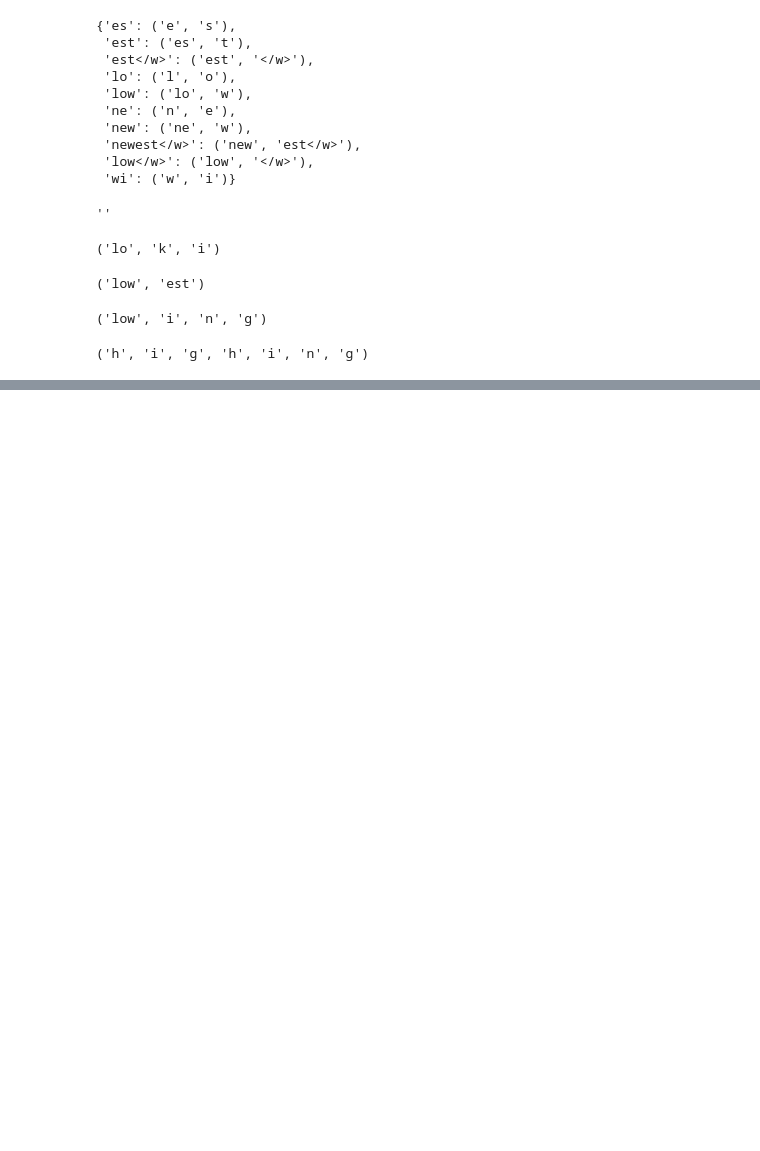
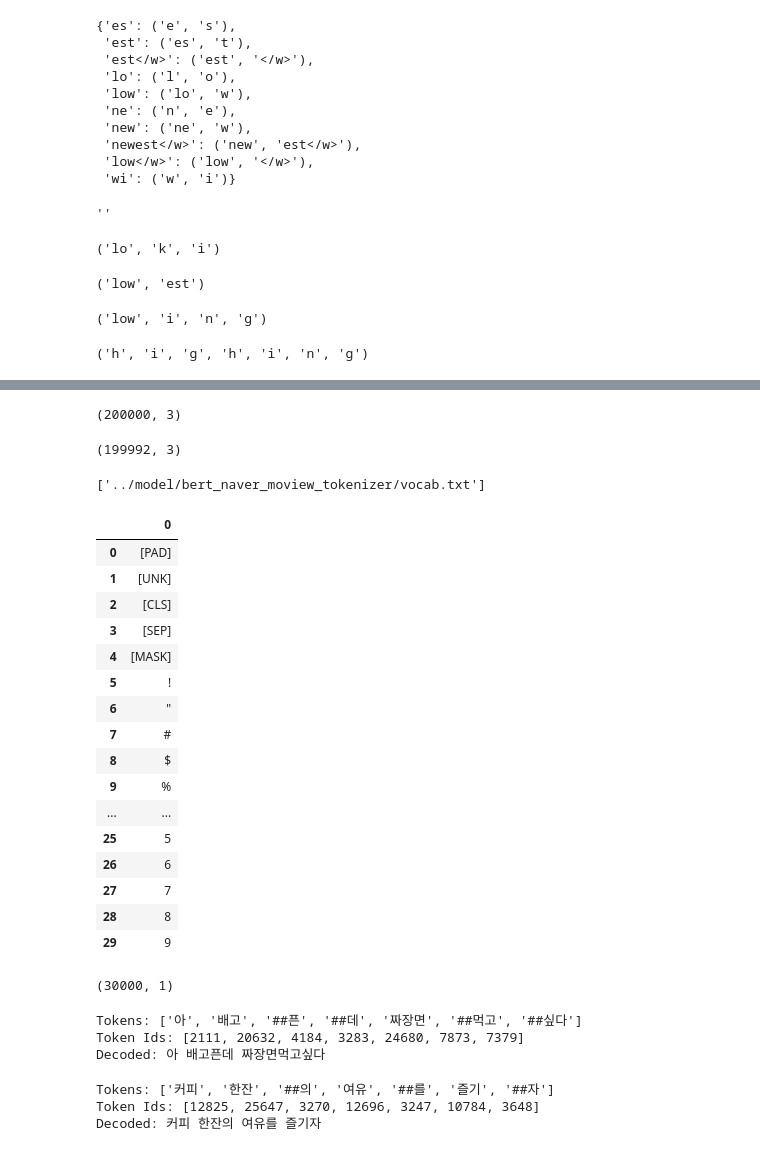
Before and after one commit to youjin2/ds, a Jupyter notebook: ds093/notebooks/tokenizer.ipynb, the cells around one changed output, grey strips where cells are left out. Drawn from its saved outputs; the diff is of its cells as text; code cells hidden in the pictures; blank space fills up the shorter version.

Commit message:
MAINT: updated stacked model

```diff
--- a/ds093/notebooks/tokenizer.ipynb
+++ b/ds093/notebooks/tokenizer.ipynb
@@ -269,0 +729,4 @@ encode("highing", bpe_codes)
+# %%
+df.shape
+# %% [output]
+(200000, 3)
@@ -269,0 +735,4 @@ encode("highing", bpe_codes)
+# %%
+df.shape
+# %% [output]
+(199992, 3)
@@ -269,0 +760,60 @@ encode("highing", bpe_codes)
+# %%
+base_model_dir = "../model/"
+os.makedirs(base_model_dir, exist_ok=True)
+
+model_dir = os.path.join(base_model_dir, "bert_naver_moview_tokenizer")
+os.makedirs(model_dir, exist_ok=True)
+
+tokenizer.save_model(model_dir)
+# %% [output]
+['../model/bert_naver_moview_tokenizer/vocab.txt']
+# %%
+df_vocab = pd.read_fwf(os.path.join(model_dir, "vocab.txt"), header=None)
+# %%
+df_vocab.head(30)
+# %% [output]
+|  | 0 |
+| 0 | [PAD] |
+| 1 | [UNK] |
+| 2 | [CLS] |
+| 3 | [SEP] |
+| 4 | [MASK] |
+| 5 | ! |
+| 6 | " |
+| 7 | # |
+| 8 | $ |
+| 9 | % |
+| ... | ... |
+| 25 | 5 |
+| 26 | 6 |
+| 27 | 7 |
+| 28 | 8 |
+| 29 | 9 |
+# %%
+# NOTE: vocab size was 30,000
+
+df_vocab.shape
+# %% [output]
+(30000, 1)
+# %%
+sample_sentence = "아 배고픈데 짜장면먹고싶다"
+encoded = tokenizer.encode(sample_sentence)
+
+print(f"Tokens: {encoded.tokens}")
+print(f"Token Ids: {encoded.ids}")
+print(f"Decoded: {tokenizer.decode(encoded.ids)}")
+# %% [output]
+Tokens: ['아', '배고', '##픈', '##데', '짜장면', '##먹고', '##싶다']
+Token Ids: [2111, 20632, 4184, 3283, 24680, 7873, 7379]
+Decoded: 아 배고픈데 짜장면먹고싶다
+# %%
+sample_sentence = "커피 한잔의 여유를 즐기자"
+encoded = tokenizer.encode(sample_sentence)
+
+print(f"Tokens: {encoded.tokens}")
+print(f"Token Ids: {encoded.ids}")
+print(f"Decoded: {tokenizer.decode(encoded.ids)}")
+# %% [output]
+Tokens: ['커피', '한잔', '##의', '여유', '##를', '즐기', '##자']
+Token Ids: [12825, 25647, 3270, 12696, 3247, 10784, 3648]
+Decoded: 커피 한잔의 여유를 즐기자
```
Also changed, not shown: parts of 63 cells of this notebook, 2 other files.
